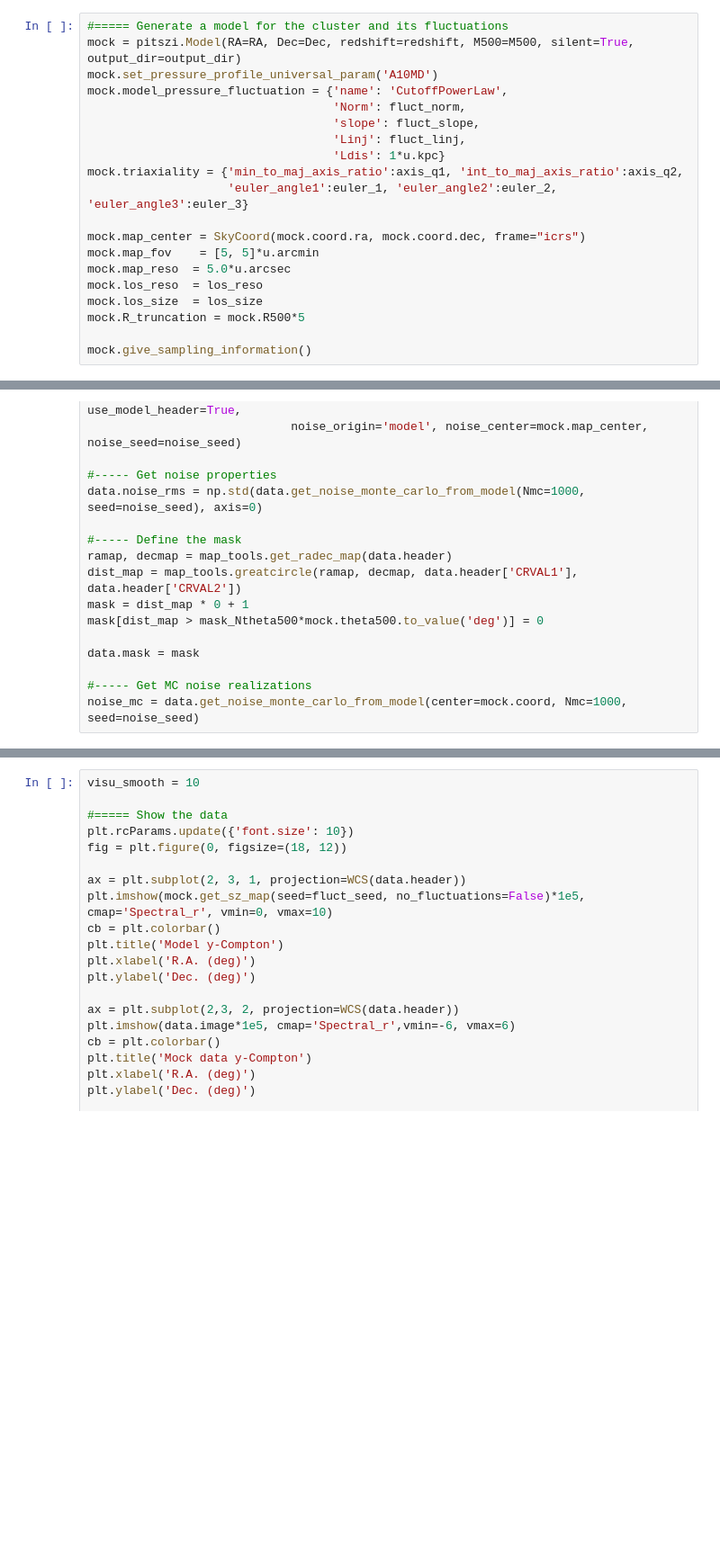
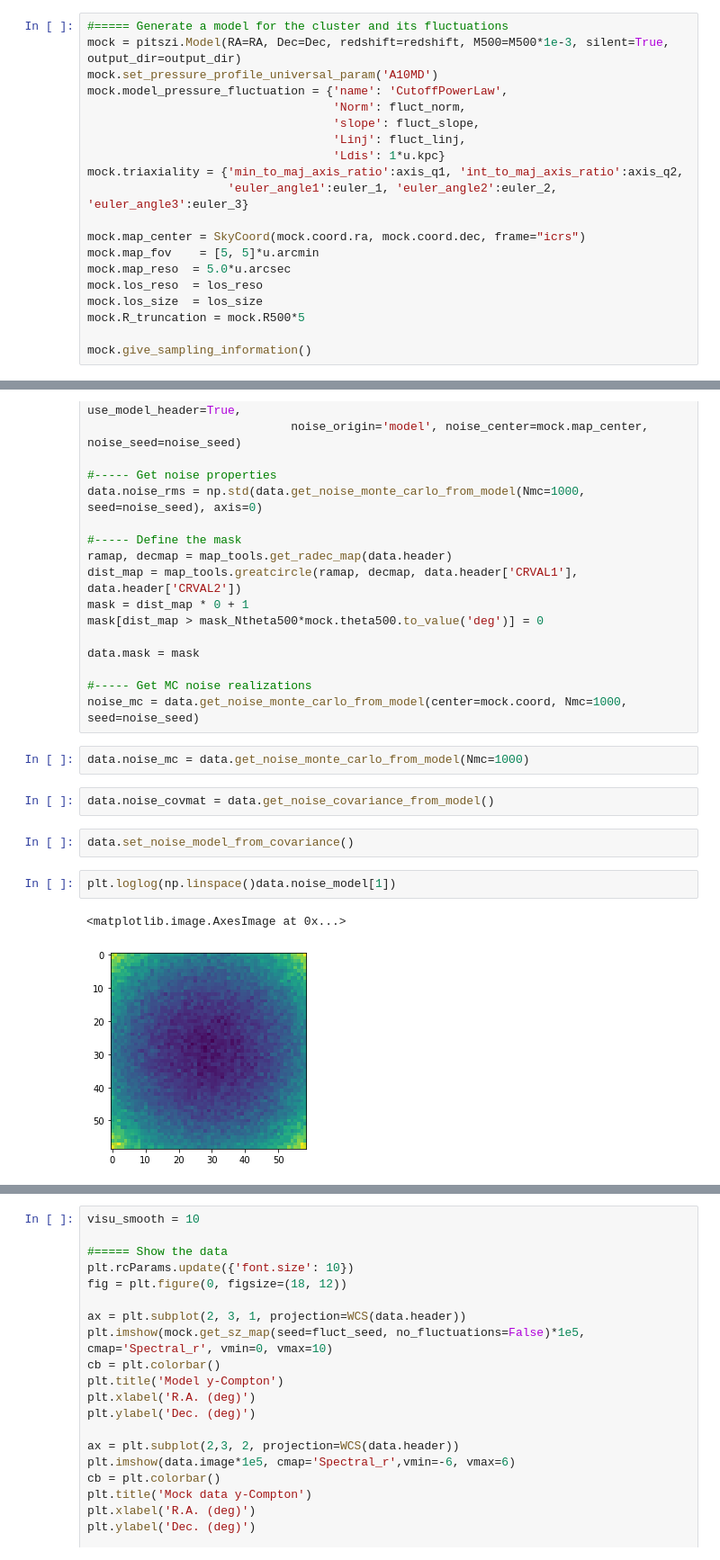
Before and after one commit to remi-adam/pitszi, a Jupyter notebook: notebook/pitszi_dev_forward_fit_pk3d_via_window_function_and_mbb.ipynb, the cells around one changed output, grey strips where cells are left out. Shown: that part at 90% size. Saved outputs shown, nothing was run; the diff lists cells and outputs as text; blank space fills up the shorter version.

Commit message:
adding data unctions

```diff
--- a/notebook/pitszi_dev_forward_fit_pk3d_via_window_function_and_mbb.ipynb
+++ b/notebook/pitszi_dev_forward_fit_pk3d_via_window_function_and_mbb.ipynb
@@ -81,7 +81,7 @@ mcmc_run = True
 # Generate mock data
 # %%
 #===== Generate a model for the cluster and its fluctuations
-mock = pitszi.Model(RA=RA, Dec=Dec, redshift=redshift, M500=M500, silent=True, output_dir=output_dir)
+mock = pitszi.Model(RA=RA, Dec=Dec, redshift=redshift, M500=M500*1e-3, silent=True, output_dir=output_dir)
 mock.set_pressure_profile_universal_param('A10MD')
 mock.model_pressure_fluctuation = {'name': 'CutoffPowerLaw',
                                    'Norm': fluct_norm,
@@ -145,3 +145,14 @@ data.mask = mask
 
 #----- Get MC noise realizations
 noise_mc = data.get_noise_monte_carlo_from_model(center=mock.coord, Nmc=1000, seed=noise_seed)
+# %%
+data.noise_mc = data.get_noise_monte_carlo_from_model(Nmc=1000)
+# %%
+data.noise_covmat = data.get_noise_covariance_from_model()
+# %%
+data.set_noise_model_from_covariance()
+# %%
+plt.loglog(np.linspace()data.noise_model[1])
+# %% [output]
+<matplotlib.image.AxesImage at 0x...>
+[figure, added]
```
Also changed, not shown: parts of 1 cell of this notebook, 1 other file.
